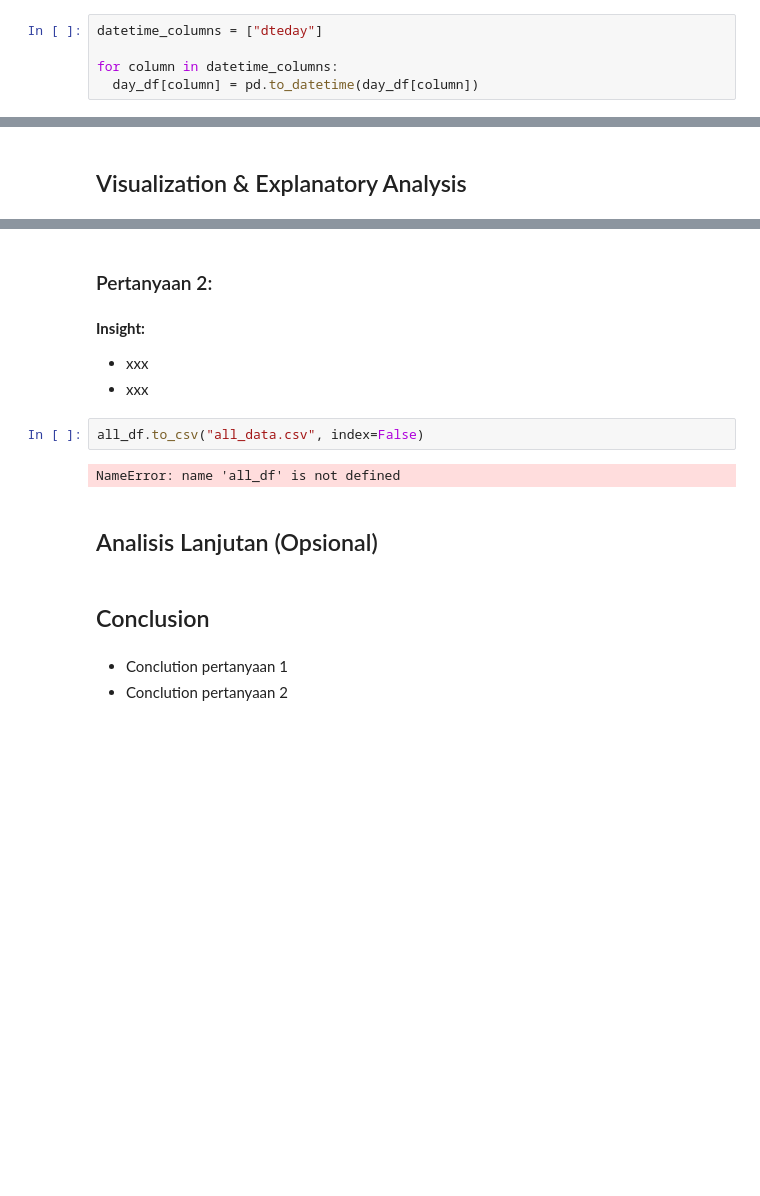
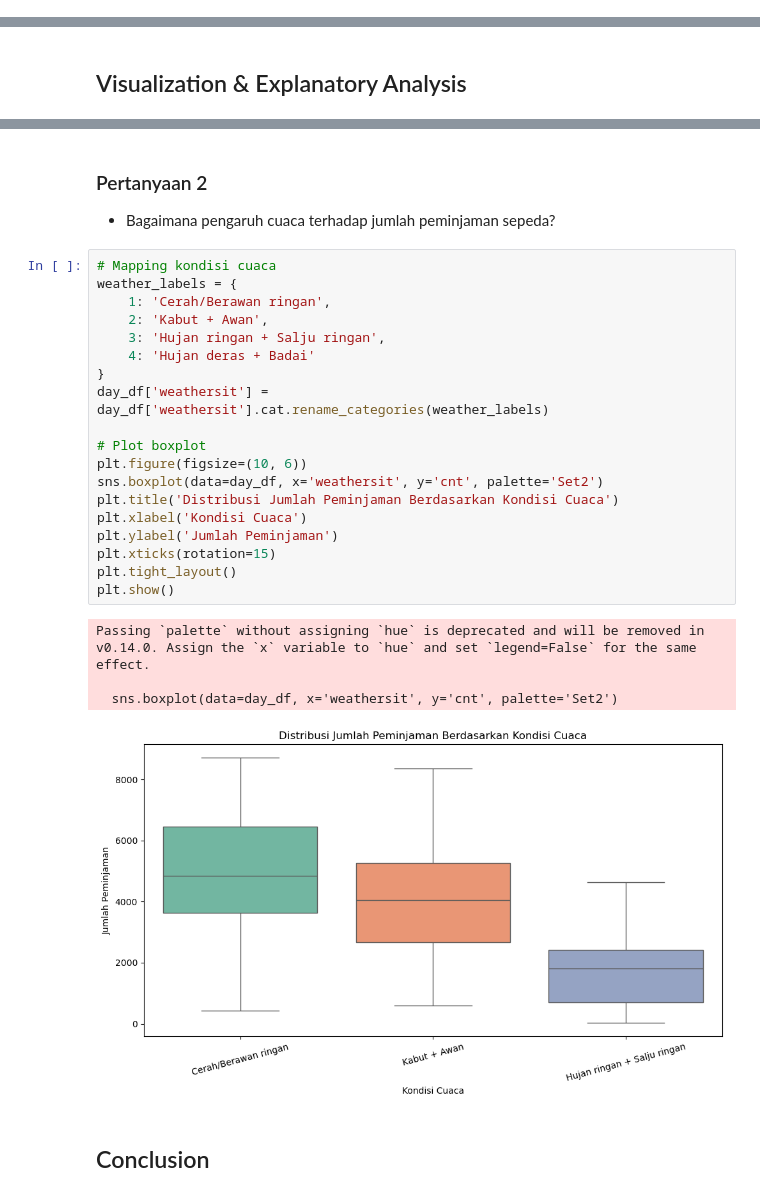
Before and after one commit to lailatulaisyah/bike-sharing-dashboard, a Jupyter notebook: Proyek_Analisis_Data_Lailatul_Aisyah.ipynb, the cells around one changed output, grey strips where cells are left out. Drawn from its saved outputs; the diff is of its cells as text; blank space fills up the shorter version.

```diff
--- a/Proyek_Analisis_Data_Lailatul_Aisyah.ipynb
+++ b/Proyek_Analisis_Data_Lailatul_Aisyah.ipynb
@@ -146,11 +146,6 @@ hour_df.describe()
 - xxx
 # %% [markdown]
 ### Cleaning Data
-# %%
-datetime_columns = ["dteday"]
-
-for column in datetime_columns:
-  day_df[column] = pd.to_datetime(day_df[column])
 # %%
 day_df.info()
 # %% [output]
@@ -312,17 +311,29 @@ NameError: name 'plt' is not defined
 # %% [markdown]
-### Pertanyaan 2:
+### Pertanyaan 2
+* Bagaimana pengaruh cuaca terhadap jumlah peminjaman sepeda?
-# %% [markdown]
-**Insight:**
-- xxx
-- xxx
-# %%
-all_df.to_csv("all_data.csv", index=False)
-# %% [output]
-NameError: name 'all_df' is not defined
-# %% [markdown]
-## Analisis Lanjutan (Opsional)
+# %%
+# Mapping kondisi cuaca
+weather_labels = {
+    1: 'Cerah/Berawan ringan',
+    2: 'Kabut + Awan',
+    3: 'Hujan ringan + Salju ringan',
+    4: 'Hujan deras + Badai'
+}
+day_df['weathersit'] = day_df['weathersit'].cat.rename_categories(weather_labels)
+
+# Plot boxplot
+plt.figure(figsize=(10, 6))
+sns.boxplot(data=day_df, x='weathersit', y='cnt', palette='Set2')
+plt.title('Distribusi Jumlah Peminjaman Berdasarkan Kondisi Cuaca')
+plt.xlabel('Kondisi Cuaca')
+plt.ylabel('Jumlah Peminjaman')
+plt.xticks(rotation=15)
+plt.tight_layout()
+plt.show()
+# %% [output]
+Passing `palette` without assigning `hue` is deprecated and will be removed in v0.14.0. Assign the `x` variable to `hue` and set `legend=False` for the same effect.
+
+  sns.boxplot(data=day_df, x='weathersit', y='cnt', palette='Set2')
+[figure, added]
 # %% [markdown]
 ## Conclusion
-# %% [markdown]
-- Conclution pertanyaan 1
-- Conclution pertanyaan 2
```
Also changed, not shown: parts of 7 cells of this notebook, 2 other files.
